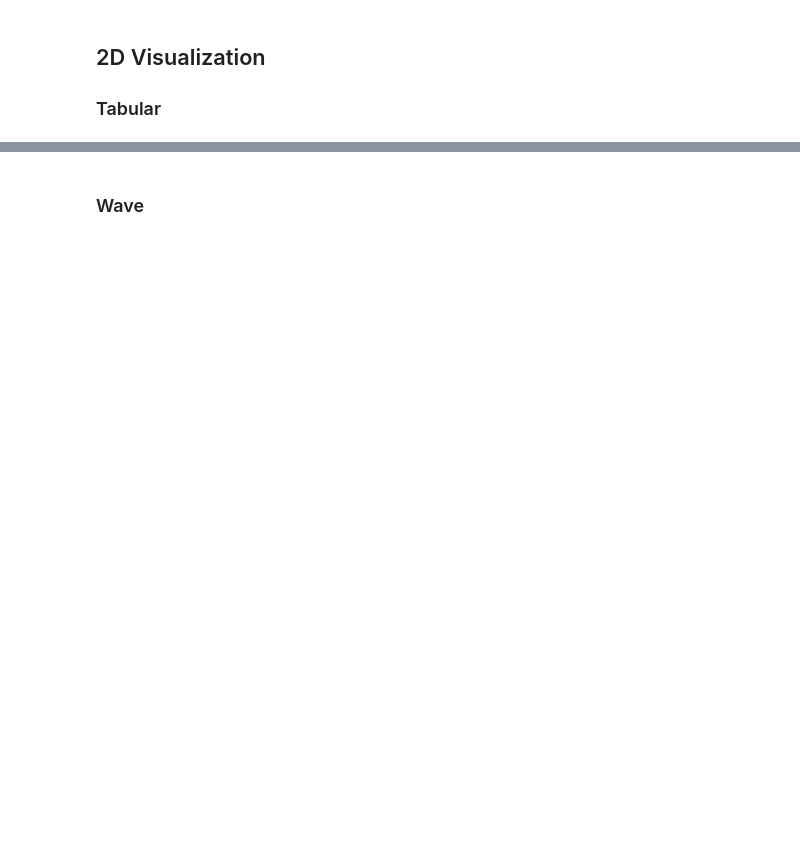
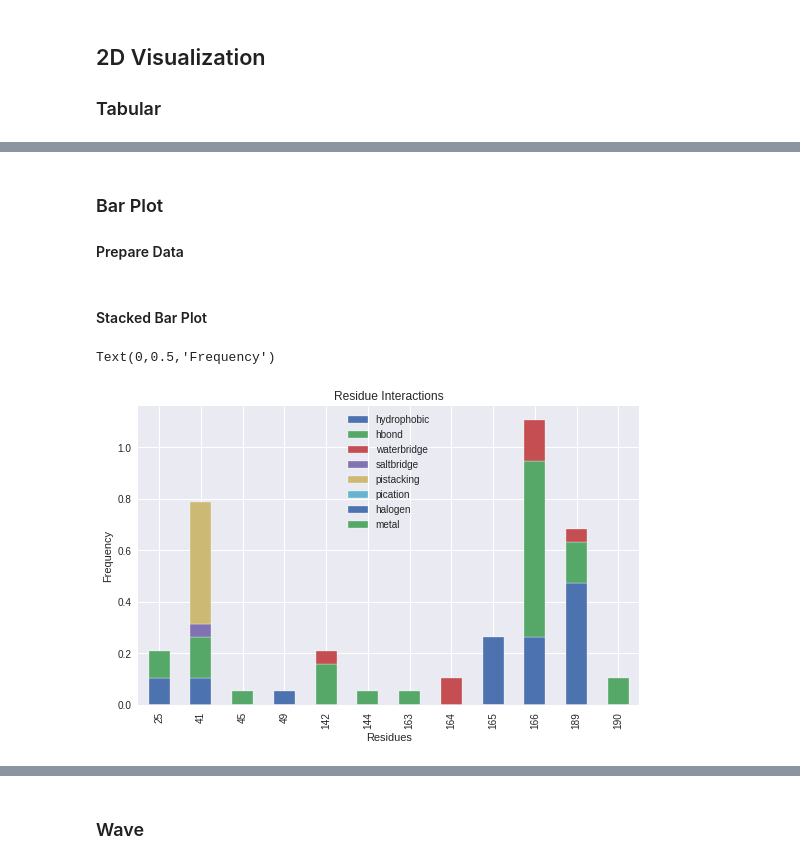
Before and after one commit to volkamerlab/plipify, a Jupyter notebook: plipify/Plipify.ipynb, the cells around one changed output, grey strips where cells are left out. Drawn from its saved outputs; the diff is of its cells as text; code cells hidden in the pictures; blank space fills up the shorter version.

Commit message:
main function and visualization tests

```diff
--- a/plipify/Plipify.ipynb
+++ b/plipify/Plipify.ipynb
@@ -188,0 +104,2 @@ frequency_fingerprint(structure_folder, name_file, residues)
+# %%
+freq_fp = frequency_fingerprint(structure_folder, name_file, residue_file)
@@ -189,3 +130,9 @@ frequency_fingerprint(structure_folder, name_file, residues)
 # %% [markdown]
 ## 2D Visualization
 ### Tabular
+# %%
+from plip_fingerprints import divide_list
+int_types = ["hydrophobic", "hbond", "waterbridge", "saltbridge", "pistacking", "pication", "halogen", "metal"]
+# %%
+res_fp = list(divide_list(freq_fp,len(int_types)))
+fp_df = pd.DataFrame(res_fp, columns = int_types, index = residues)
@@ -191,0 +153,26 @@ frequency_fingerprint(structure_folder, name_file, residues)
+# %% [markdown]
+### Bar Plot
+#### Prepare Data
+# %%
+# Prepare dataframe for plot
+df_plot2 = fp_df.loc[:, (fp_df != 0).any(axis=0)]
+
+fp_df = fp_df.T
+df_plot = fp_df.loc[:, (fp_df != 0).any(axis=0)] # drop empty columns
+#df_plot
+# %% [markdown]
+#### Stacked Bar Plot
+# %%
+import matplotlib
+import matplotlib.pyplot as plt
+
+matplotlib.style.use('seaborn')
+
+plotdata = df_plot.T
+plotdata.plot(kind='bar', stacked=True)
+plt.title("Residue Interactions")
+plt.xlabel("Residues")
+plt.ylabel("Frequency")
+# %% [output]
+Text(0,0.5,'Frequency')
+[figure, added]
```
Also changed, not shown: parts of 59 cells of this notebook.
